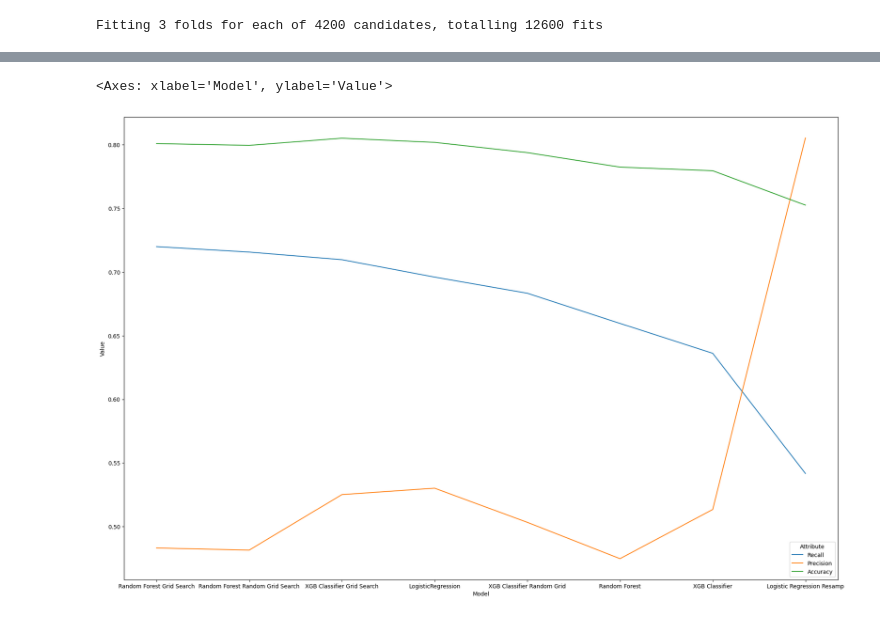
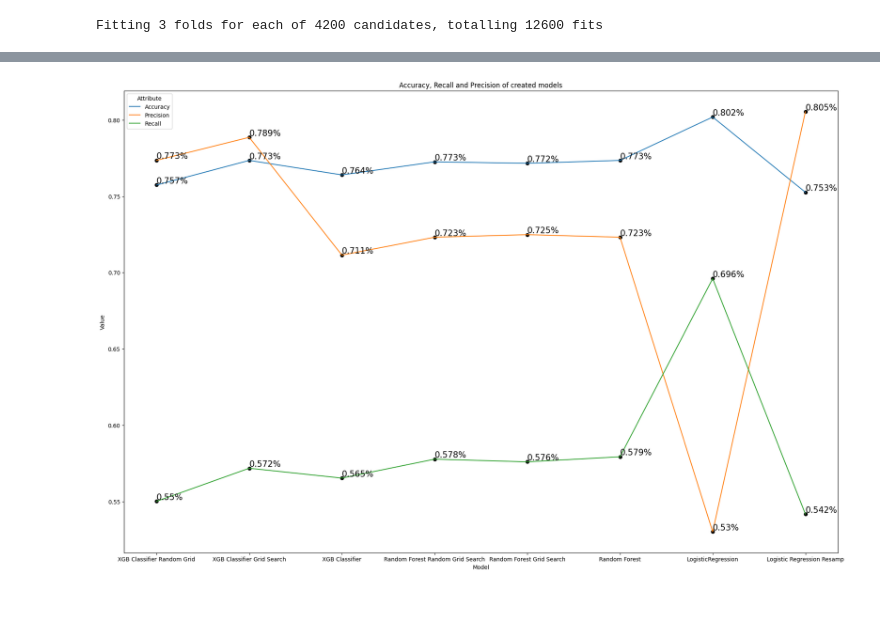
Before and after one commit to GrzegKrajewski/Churn_Pred_XGB_LR_RF, a Jupyter notebook: Code.ipynb, the cells around one changed output, grey strips where cells are left out. Drawn from its saved outputs; the diff is of its cells as text; code cells hidden in the pictures.

```diff
--- a/Code.ipynb
+++ b/Code.ipynb
@@ -715,5 +713,8 @@ df = df.sort_values(by=['Attribute', 'Value'],ascending=False)
-# %%
-sns.lineplot(df,y='Value',hue='Attribute',x='Model',estimator=None)
-# %% [output]
-<Axes: xlabel='Model', ylabel='Value'>
-[figure, removed]
+# %%
+sns.lineplot(results_df,y='Value',hue='Attribute',x='Model',estimator=None).set(title='Accuracy, Recall and Precision of created models')
+
+for i, j in zip(results_df['Model'], results_df['Value']):
+    plt.text(i, j, f'{round(j,3)}%', fontsize=15, va='bottom')
+    plt.scatter(i, j, marker='o',color='black')
+# %% [output]
+[figure, added]
```
Also changed, not shown: parts of 37 cells of this notebook.
